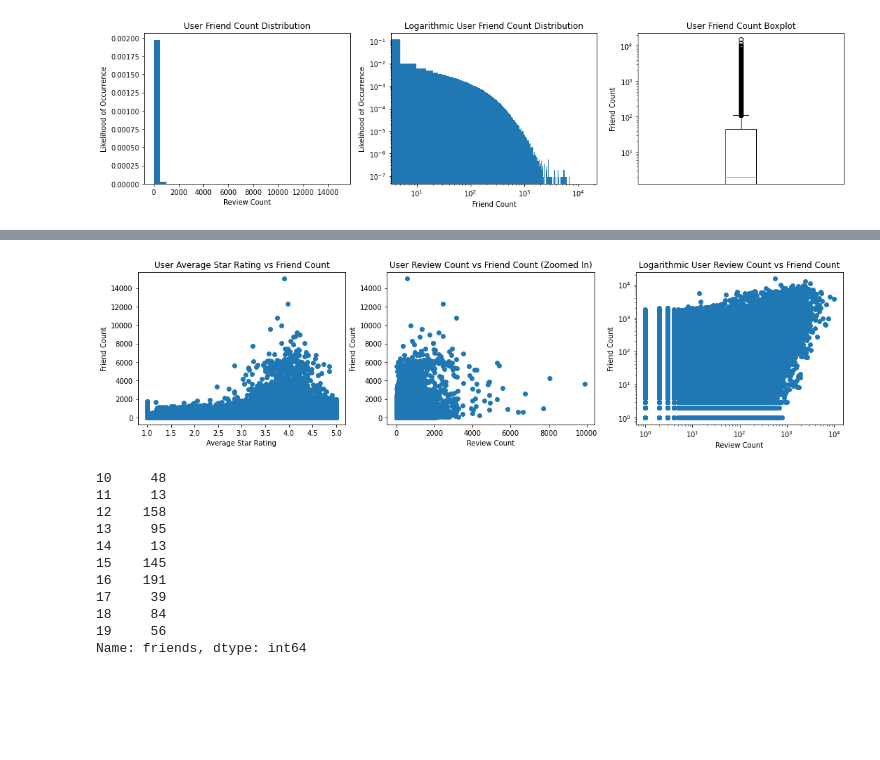
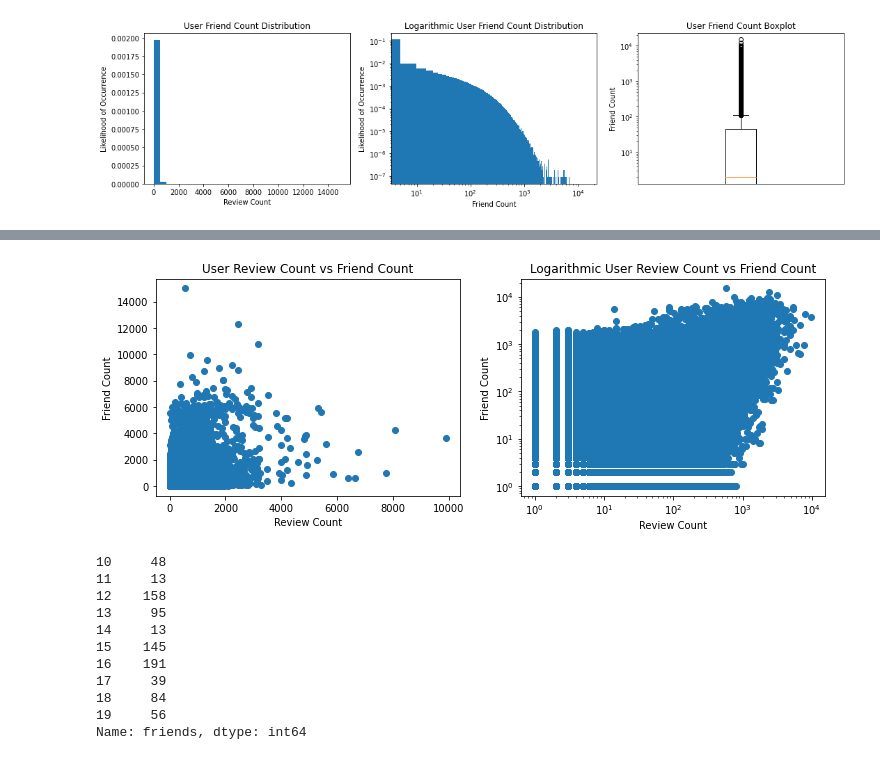
Before and after one commit to spencerfitch/yelp-datascience, a Jupyter notebook: project.ipynb, the cells around one changed output, grey strips where cells are left out. Saved outputs shown, nothing was run; the diff lists cells and outputs as text; code cells hidden in the pictures; blank space fills up the shorter version.

```diff
--- a/project.ipynb
+++ b/project.ipynb
@@ -324,30 +348,25 @@ plt.show()
 # %%
 count_friends = lambda x: len(x.split(',')) if x != 'None' else 0
 friend_count = df.friends.map(count_friends)
 
-fig, ax = plt.subplots(1,3, figsize=(18,4))
+fig, ax = plt.subplots(1,2, figsize=(12,4))
 
-ax[0].scatter(df.average_stars, friend_count)
-ax[0].set_title('User Average Star Rating vs Friend Count')
+ax[0].scatter(df.review_count, friend_count)
+ax[0].set_title('User Review Count vs Friend Count')
+ax[0].set_xlabel('Review Count')
 ax[0].set_ylabel('Friend Count')
-ax[0].set_xlabel('Average Star Rating')
 
 ax[1].scatter(df.review_count, friend_count)
-ax[1].set_title('User Review Count vs Friend Count')
+ax[1].set_title('Logarithmic User Review Count vs Friend Count')
 ax[1].set_xlabel('Review Count')
+ax[1].set_xscale('log')
 ax[1].set_ylabel('Friend Count')
-
-ax[2].scatter(df.review_count, friend_count)
-ax[2].set_title('Logarithmic User Review Count vs Friend Count')
-ax[2].set_xlabel('Review Count')
-ax[2].set_xscale('log')
-ax[2].set_ylabel('Friend Count')
-ax[2].set_yscale('log')
+ax[1].set_yscale('log')
 
 
 plt.show()
 # %% [output]
-[figure, old version]
+[figure, new version]
 # %%
 def count_friends_in_data(friends, users):
     """ Returns number of friends
```
Also changed, not shown: parts of 18 cells of this notebook.
